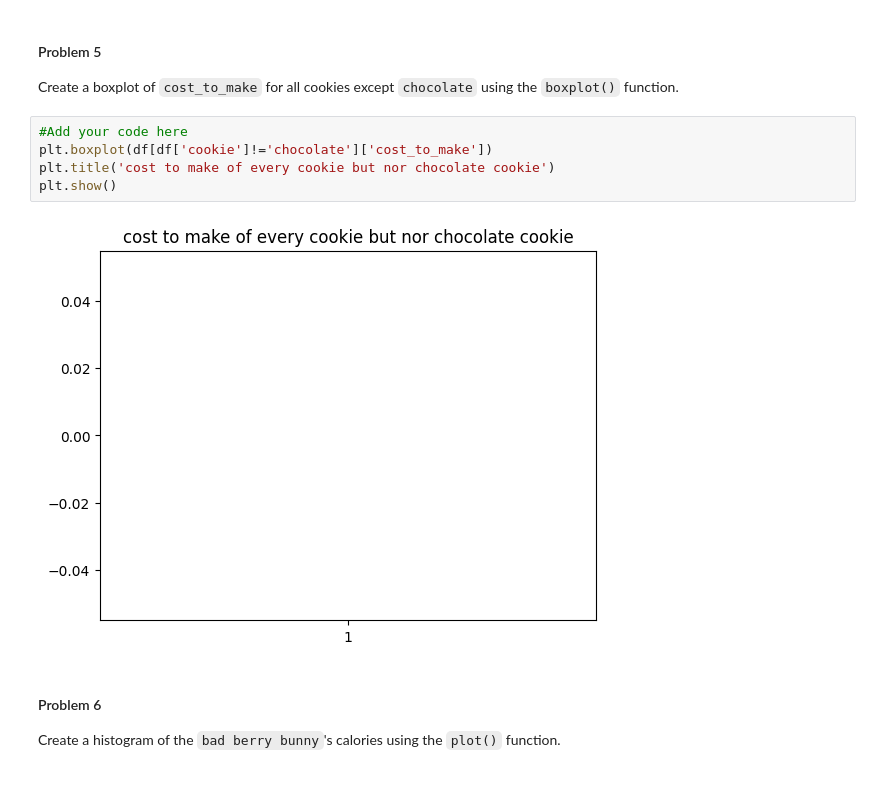
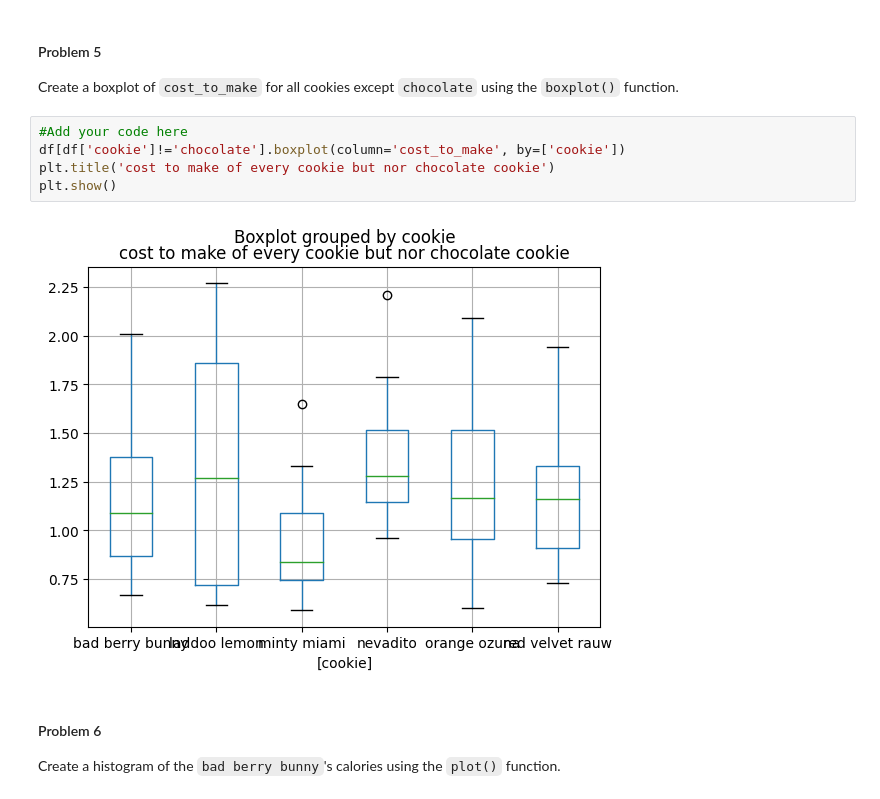
Before and after one commit to snigdhapulim/CS506-Spring2023, a Jupyter notebook: labs/02-lab/lab02_snigdha.ipynb, the cells around one changed output. Saved outputs shown, nothing was run; the diff lists cells and outputs as text.

```diff
--- a/labs/02-lab/lab02_snigdha.ipynb
+++ b/labs/02-lab/lab02_snigdha.ipynb
@@ -470,11 +470,11 @@ df[df['ingredients'].str.contains("chocolate chips", regex=False)]
 Create a boxplot of `cost_to_make` for all cookies except `chocolate` using the `boxplot()` function.
 # %%
 #Add your code here
-plt.boxplot(df[df['cookie']!='chocolate']['cost_to_make'])
+df[df['cookie']!='chocolate'].boxplot(column='cost_to_make', by=['cookie'])
 plt.title('cost to make of every cookie but nor chocolate cookie')
 plt.show()
 # %% [output]
-[figure, old version]
+[figure, new version]
 # %% [markdown]
 #### Problem 6
 
```
